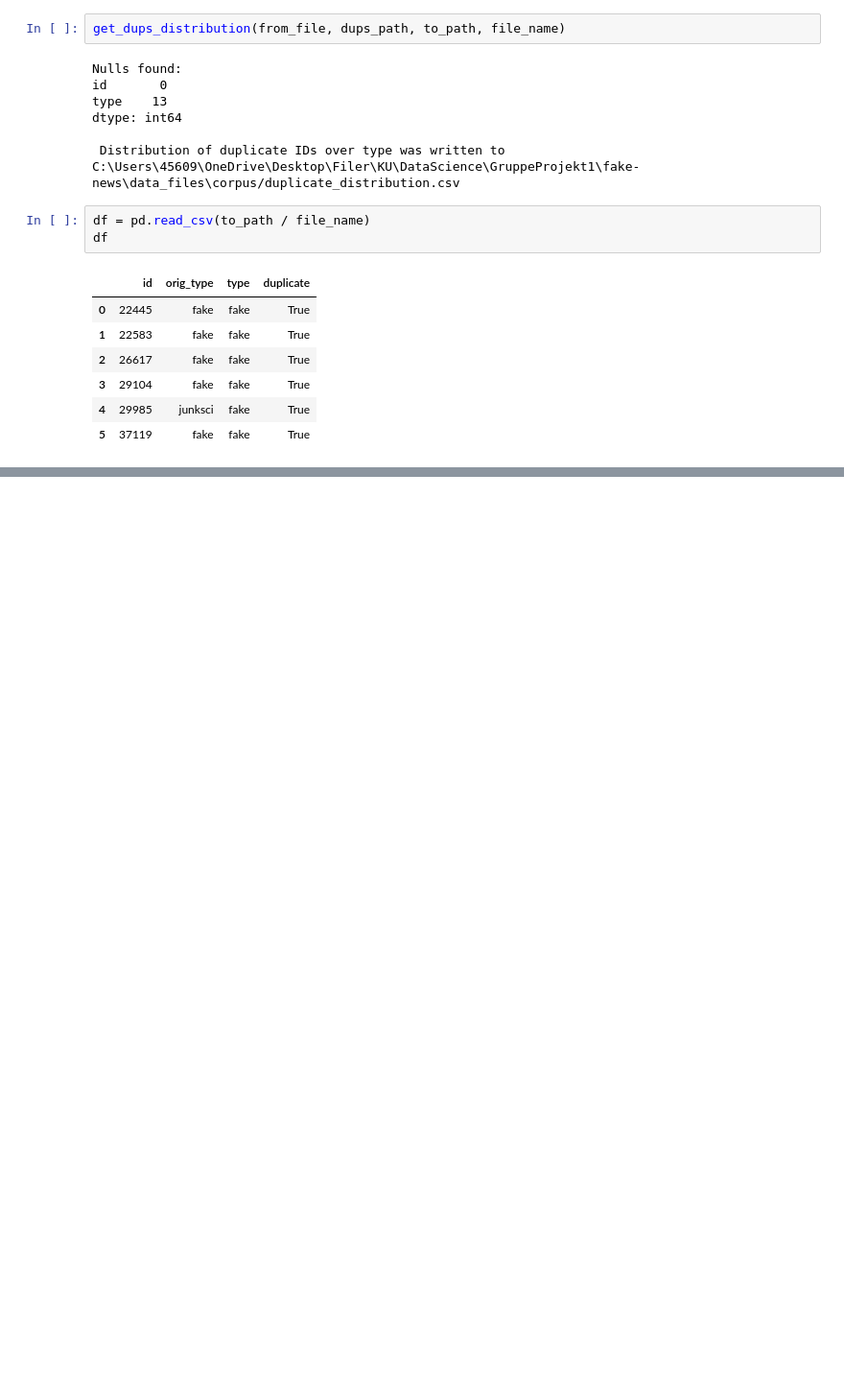
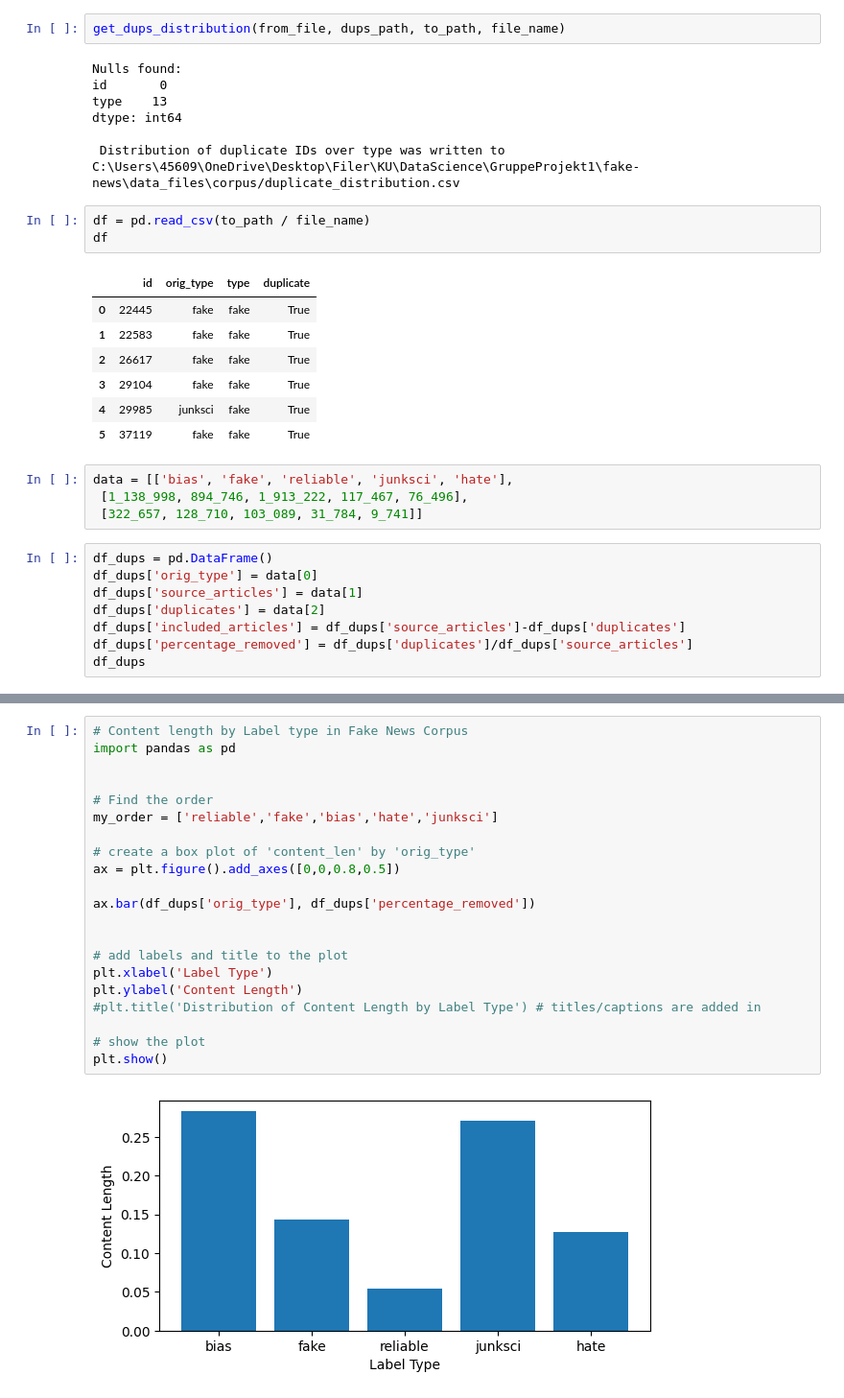
Before and after one commit to vicjuhl/fake-news, a Jupyter notebook: src/notebooks/dups_distribution.ipynb, the cells around one changed output, grey strips where cells are left out. Shown at 96% size. Drawn from its saved outputs; the diff is of its cells as text; blank space fills up the shorter version.

Commit message:
bar plots mm

```diff
--- a/src/notebooks/dups_distribution.ipynb
+++ b/src/notebooks/dups_distribution.ipynb
@@ -63,3 +63,15 @@ df
 | 3 | 29104 | fake | fake | True |
 | 4 | 29985 | junksci | fake | True |
 | 5 | 37119 | fake | fake | True |
+# %%
+data = [['bias', 'fake', 'reliable', 'junksci', 'hate'],
+ [1_138_998, 894_746, 1_913_222, 117_467, 76_496],
+ [322_657, 128_710, 103_089, 31_784, 9_741]]
+# %%
+df_dups = pd.DataFrame()
+df_dups['orig_type'] = data[0]
+df_dups['source_articles'] = data[1]
+df_dups['duplicates'] = data[2]
+df_dups['included_articles'] = df_dups['source_articles']-df_dups['duplicates']
+df_dups['percentage_removed'] = df_dups['duplicates']/df_dups['source_articles']
+df_dups
@@ -65,0 +85,23 @@ df
+# %%
+# Content length by Label type in Fake News Corpus
+import pandas as pd
+
+
+# Find the order
+my_order = ['reliable','fake','bias','hate','junksci']
+
+# create a box plot of 'content_len' by 'orig_type'
+ax = plt.figure().add_axes([0,0,0.8,0.5])
+
+ax.bar(df_dups['orig_type'], df_dups['percentage_removed'])
+
+
+# add labels and title to the plot
+plt.xlabel('Label Type')
+plt.ylabel('Content Length')
+#plt.title('Distribution of Content Length by Label Type') # titles/captions are added in
+
+# show the plot
+plt.show()
+# %% [output]
+[figure, added]
```
Also changed, not shown: parts of 2 cells of this notebook, 1 other file.
